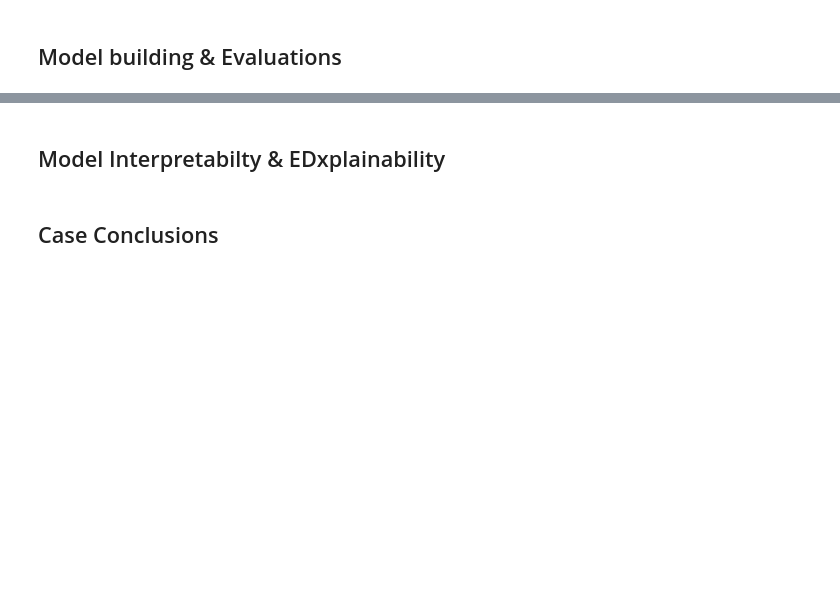
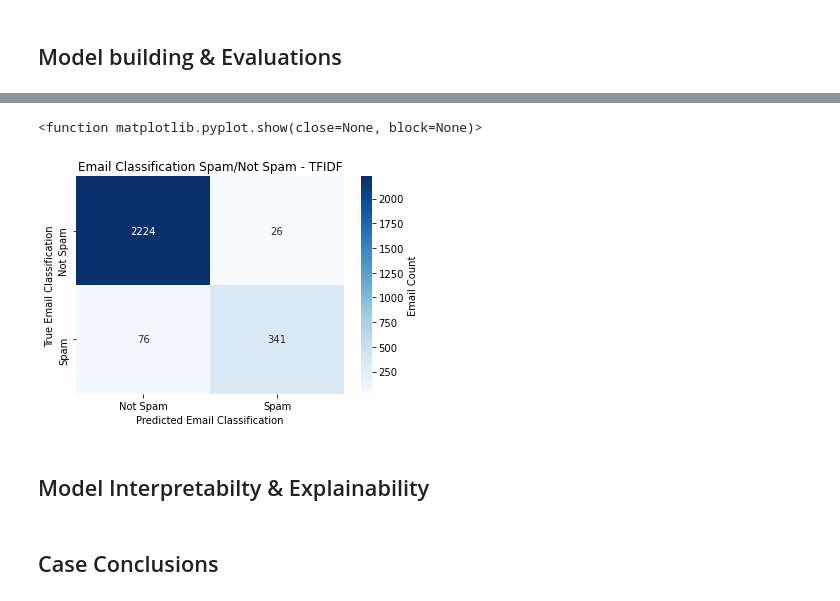
Before and after one commit to RashmiAPatel19/MSDS-7333-Quantifying-the-world, a Jupyter notebook: CaseStudy3/RP_SR_7333_CaseStudy3.ipynb, the cells around one changed output, grey strips where cells are left out. Drawn from its saved outputs; the diff is of its cells as text; code cells hidden in the pictures; blank space fills up the shorter version.

```diff
--- a/CaseStudy3/RP_SR_7333_CaseStudy3.ipynb
+++ b/CaseStudy3/RP_SR_7333_CaseStudy3.ipynb
@@ -266,0 +475,21 @@ NameError: name 'unicode' is not defined
+# %%
+tf_data_train = tfIdf.fit_transform(X_train)
+tf_data_test = tfIdf.transform(X_test)
+# %%
+# # Iterating through different values of aplha for builiding the model  using
+list_alpha = np.arange(1/100000, 5, 0.11)
+score_train = np.zeros(len(list_alpha))
+score_test = np.zeros(len(list_alpha))
+recall_test = np.zeros(len(list_alpha))
+f1score_test = np.zeros(len(list_alpha))
+precision_test= np.zeros(len(list_alpha))
+count = 0
+for alpha in list_alpha:
+    bayes = naive_bayes.MultinomialNB(alpha=alpha)
+    bayes.fit(tf_data_train, y_train)
+    score_train[count] = bayes.score(tf_data_train, y_train)
+    score_test[count]= bayes.score(tf_data_test, y_test)
+    recall_test[count] = metrics.recall_score(y_test, bayes.predict(tf_data_test))
+    f1score_test[count] = metrics.f1_score(y_test, bayes.predict(tf_data_test))
+    precision_test[count] = metrics.precision_score(y_test, bayes.predict(tf_data_test))
+    count = count + 1
@@ -266,0 +524,8 @@ NameError: name 'unicode' is not defined
+# %%
+# Model for best aplha to see metrics for spam and not spam separately
+model = naive_bayes.MultinomialNB(alpha=0.00001)
+model.fit(tf_data_train, y_train)
+tf_preds = model.predict(tf_data_test)
+model.score(tf_data_train, y_train)
+model.score(tf_data_test, y_test)
+print(classification_report(y_test,tf_preds,target_names=['Not Spam', 'Spam']))
@@ -267,4 +541,22 @@ NameError: name 'unicode' is not defined
+# %%
+from sklearn.metrics import confusion_matrix
+import seaborn as sns
+import matplotlib.pyplot as plt
+
+cm0 = confusion_matrix(y_test,tf_preds)
+x_axis_labels = ['Not Spam', 'Spam']
+y_axis_labels = ['Not Spam', 'Spam']
+ax = plt.axes()
+sns.heatmap(cm0, cmap='Blues', annot=True, fmt='d',xticklabels=x_axis_labels,
+            yticklabels=y_axis_labels, ax=ax, cbar_kws={'label': 'Email Count',})
+ax.set_title('Email Classification Spam/Not Spam - TFIDF')
+plt.xlabel("Predicted Email Classification")
+plt.ylabel("True Email Classification")
+plt.show
+# %% [output]
+<function matplotlib.pyplot.show(close=None, block=None)>
+[figure, added]
 # %% [markdown]
-## Model Interpretabilty & EDxplainability
+## Model Interpretabilty & Explainability
 # %% [markdown]
 ## Case Conclusions
```
Also changed, not shown: parts of 45 cells of this notebook.
